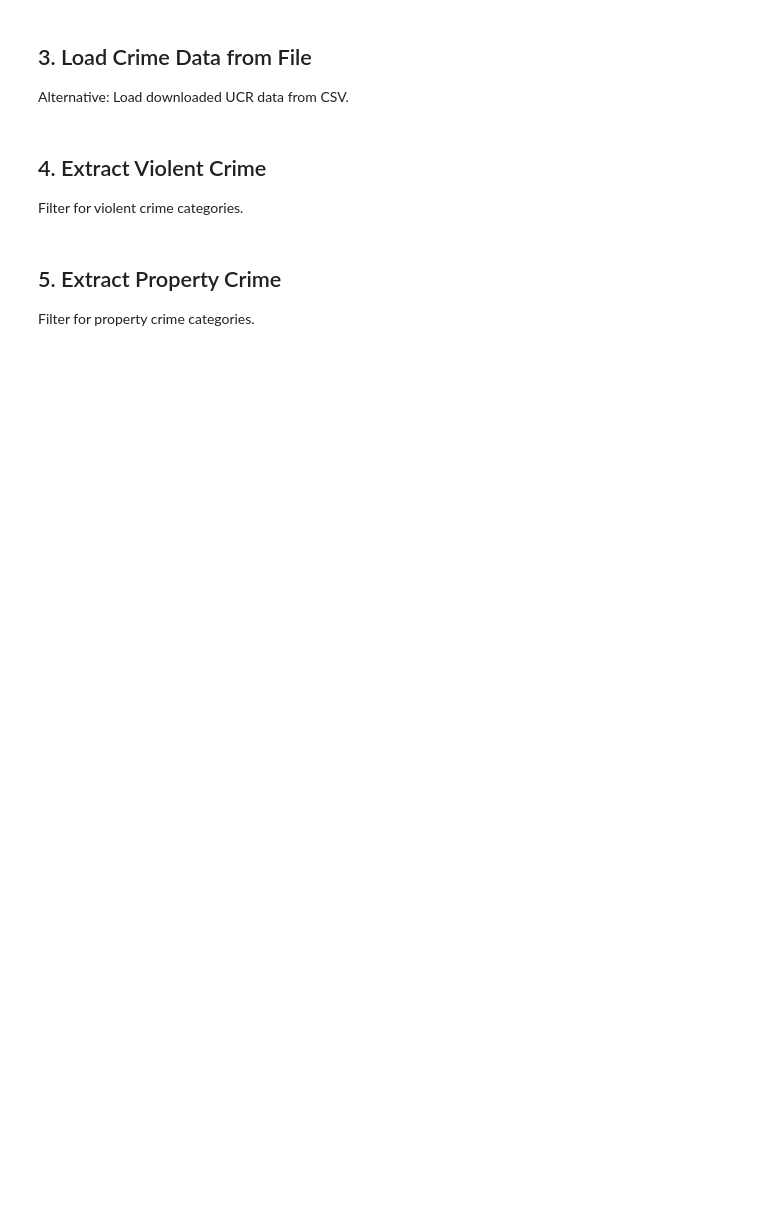
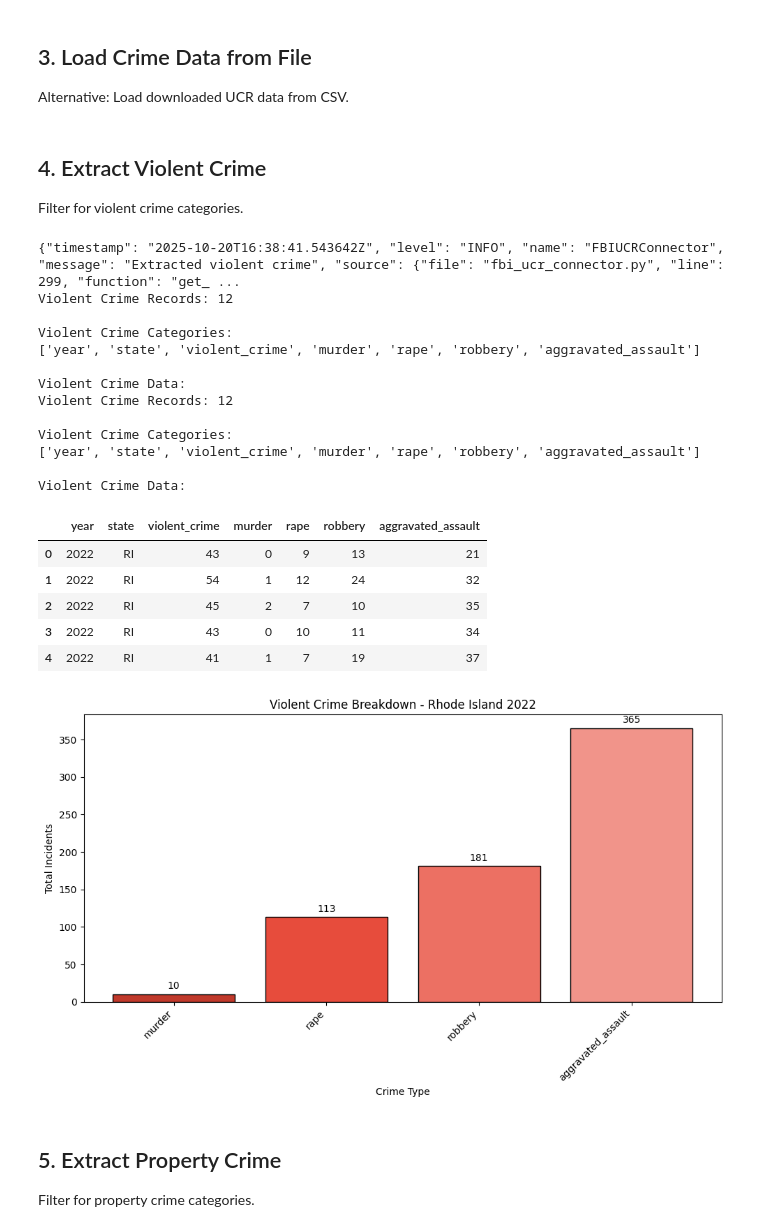
Before and after one commit to KR-Labs/krl-data-connectors, a Jupyter notebook: examples/fbi_ucr_quickstart.ipynb, the cells around one changed output. Saved outputs shown, nothing was run; the diff lists cells and outputs as text; code cells hidden in the pictures; blank space fills up the shorter version.

```diff
--- a/examples/fbi_ucr_quickstart.ipynb
+++ b/examples/fbi_ucr_quickstart.ipynb
@@ -57,12 +212,66 @@ Alternative: Load downloaded UCR data from CSV.
 Filter for violent crime categories.
 # %%
 # Get violent crime data
-violent = fbi.get_violent_crime(ri_crime)
+if not ri_crime.empty:
+    violent = fbi.get_violent_crime(ri_crime)
 
-print("Violent Crime Categories:")
-print(violent.columns.tolist())
-print("\nViolent Crime Data:")
-violent.head()
+    if not violent.empty:
+        print(f"Violent Crime Records: {len(violent)}")
+        print("\nViolent Crime Categories:")
+        print(violent.columns.tolist())
+        print("\nViolent Crime Data:")
+        display(violent.head())
+
+        # Visualize violent crime breakdown
+        if len(violent) > 0:
+            import matplotlib.pyplot as plt
+
+            # Get violent crime totals
+            violent_cols = [col for col in violent.columns if col in
+                           ['murder', 'rape', 'robbery', 'aggravated_assault']]
+
+            if violent_cols:
+                plt.figure(figsize=(10, 6))
+                totals = [violent[col].sum() for col in violent_cols]
+                colors = ['#c0392b', '#e74c3c', '#ec7063', '#f1948a']
+
+                plt.bar(violent_cols, totals, color=colors, edgecolor='black')
+                plt.ylabel('Total Incidents')
+                plt.xlabel('Crime Type')
+                plt.title('Violent Crime Breakdown - Rhode Island 2022')
+                plt.xticks(rotation=45, ha='right')
+
+                # Add value labels
+                for i, v in enumerate(totals):
+                    plt.text(i, v + max(totals)*0.02, str(int(v)), ha='center')
+
+                plt.tight_layout()
+                plt.show()
+    else:
+        print("No violent crime columns found in data")
+else:
+    print("Load crime data first")
+# %% [output]
+{"timestamp": "2025-10-20T16:38:41.543642Z", "level": "INFO", "name": "FBIUCRConnector", "message": "Extracted violent crime", "source": {"file": "fbi_ucr_connector.py", "line": 299, "function": "get_ ...
+Violent Crime Records: 12
+
+Violent Crime Categories:
+['year', 'state', 'violent_crime', 'murder', 'rape', 'robbery', 'aggravated_assault']
+
+Violent Crime Data:
+Violent Crime Records: 12
+
+Violent Crime Categories:
+['year', 'state', 'violent_crime', 'murder', 'rape', 'robbery', 'aggravated_assault']
+
+Violent Crime Data:
+|  | year | state | violent_crime | murder | rape | robbery | aggravated_assault |
+| 0 | 2022 | RI | 43 | 0 | 9 | 13 | 21 |
+| 1 | 2022 | RI | 54 | 1 | 12 | 24 | 32 |
+| 2 | 2022 | RI | 45 | 2 | 7 | 10 | 35 |
+| 3 | 2022 | RI | 43 | 0 | 10 | 11 | 34 |
+| 4 | 2022 | RI | 41 | 1 | 7 | 19 | 37 |
+[figure, added]
 # %% [markdown]
 ## 5. Extract Property Crime
 
```
Also changed, not shown: parts of 12 cells of this notebook, 2 other files.
